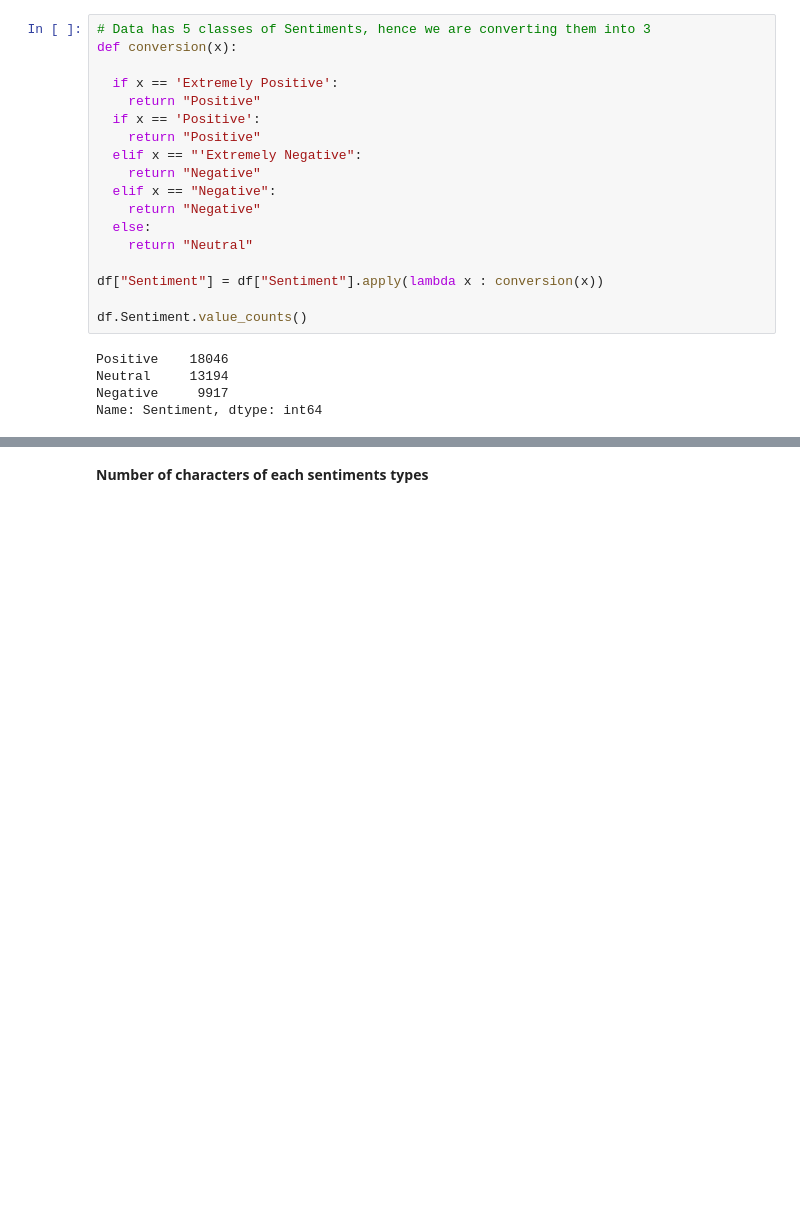
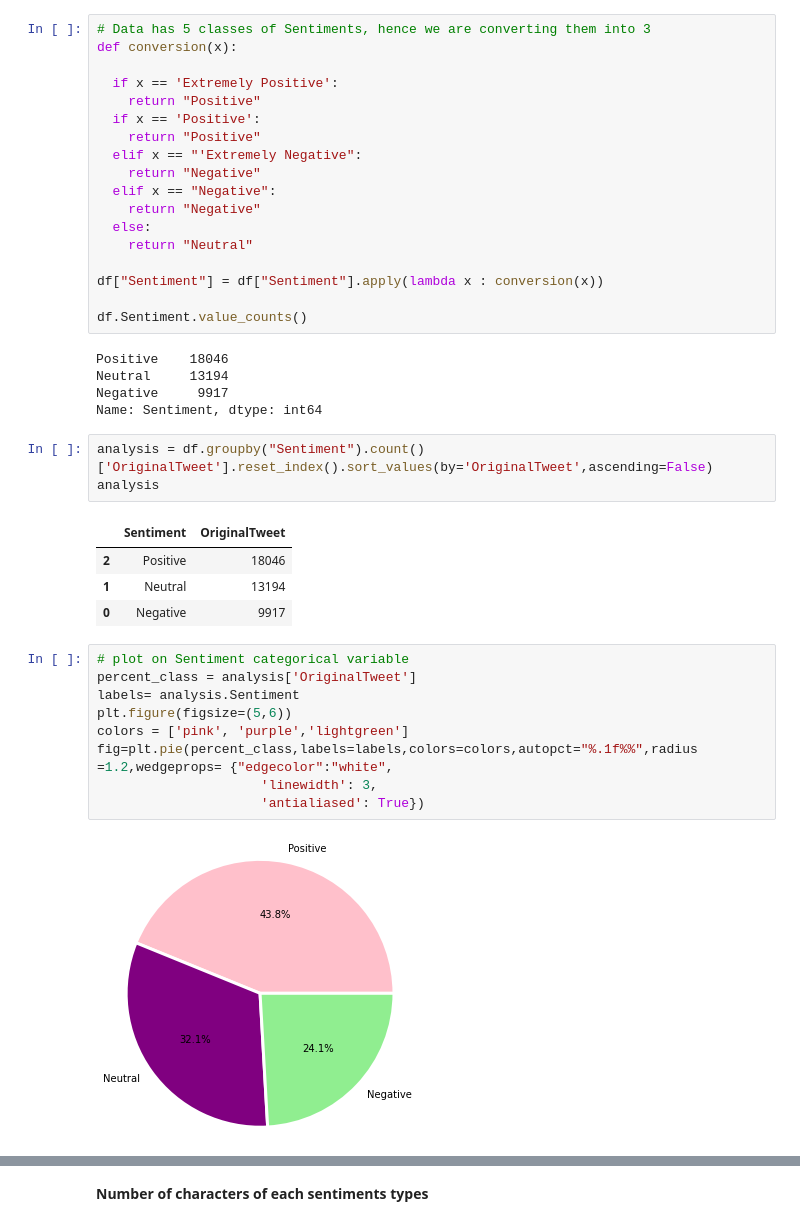
Before and after one commit to Nikkiie/Covid-tweet-sentiment-analysis-Classification, a Jupyter notebook: Covid_19_Tweet_Analysis.ipynb, the cells around one changed output, grey strips where cells are left out. Drawn from its saved outputs; the diff is of its cells as text; blank space fills up the shorter version.

```diff
--- a/Covid_19_Tweet_Analysis.ipynb
+++ b/Covid_19_Tweet_Analysis.ipynb
@@ -310,5 +310,24 @@ Positive    18046
 Neutral     13194
 Negative     9917
 Name: Sentiment, dtype: int64
+# %%
+analysis = df.groupby("Sentiment").count()['OriginalTweet'].reset_index().sort_values(by='OriginalTweet',ascending=False)
+analysis
+# %% [output]
+|  | Sentiment | OriginalTweet |
+| 2 | Positive | 18046 |
+| 1 | Neutral | 13194 |
+| 0 | Negative | 9917 |
+# %%
+# plot on Sentiment categorical variable
+percent_class = analysis['OriginalTweet']
+labels= analysis.Sentiment
+plt.figure(figsize=(5,6))
+colors = ['pink', 'purple','lightgreen']
+fig=plt.pie(percent_class,labels=labels,colors=colors,autopct="%.1f%%",radius =1.2,wedgeprops= {"edgecolor":"white",
+                     'linewidth': 3,
+                     'antialiased': True})
+# %% [output]
+[figure, added]
 # %%
 plt.subplots(figsize=(10,5))
```
Also changed, not shown: parts of 23 cells of this notebook.
